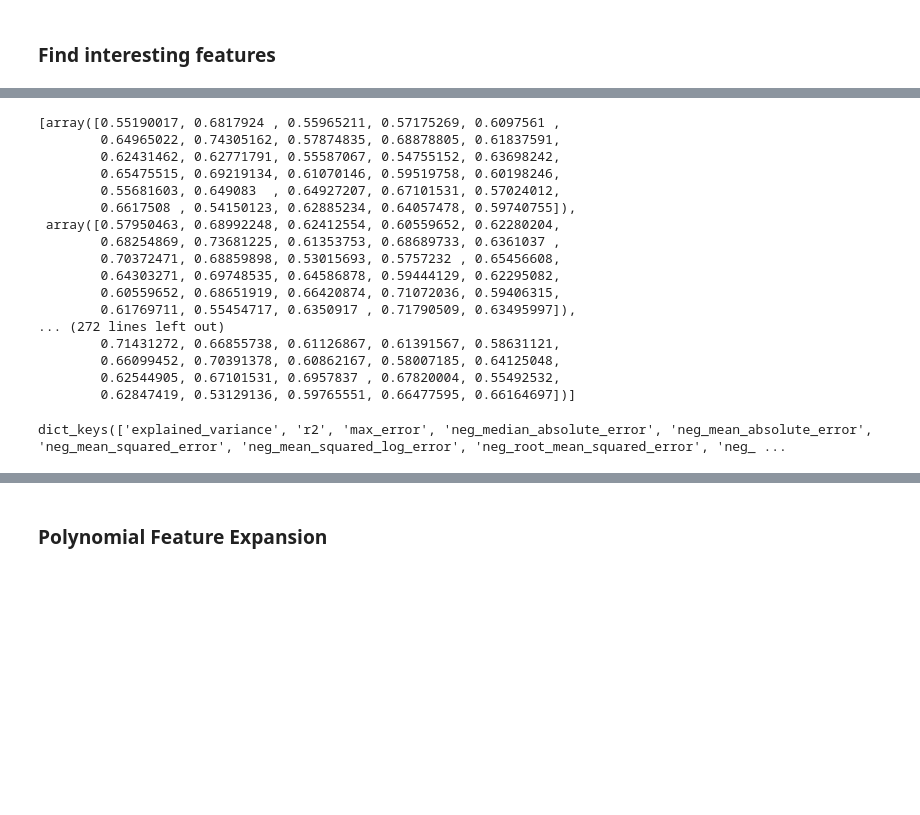
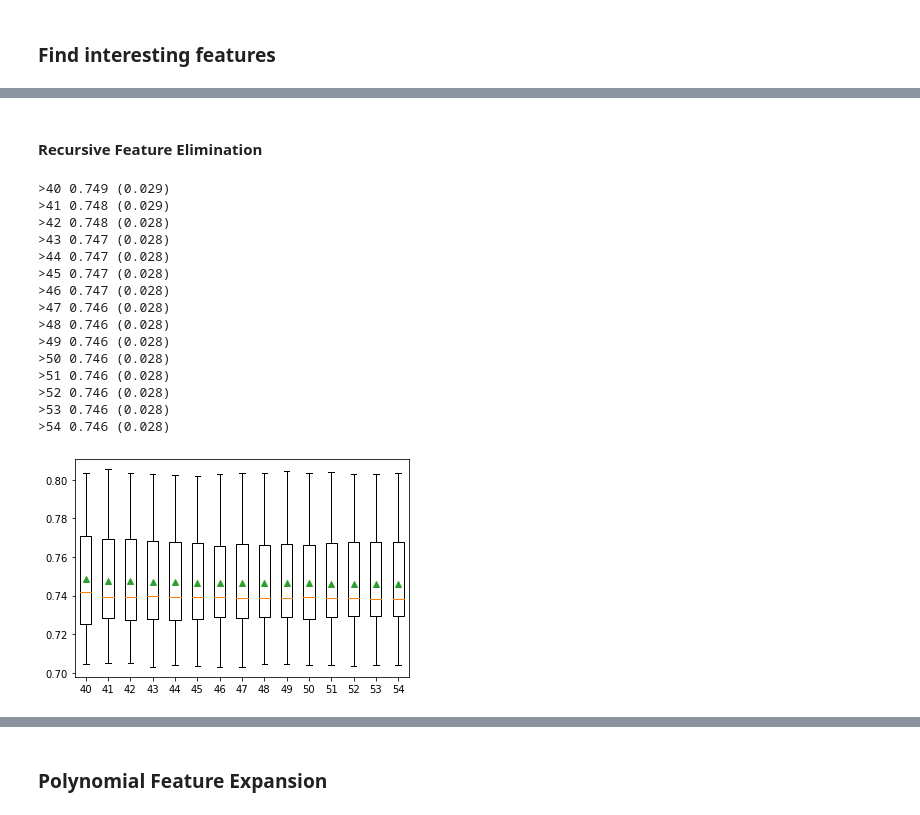
Before and after one commit to CS-433/cs-433-project-2-cough_classifier, a Jupyter notebook: src/notebooks/Models_+_Feature_Engineering_with_expert_features.ipynb, the cells around one changed output, grey strips where cells are left out. Saved outputs shown, nothing was run; the diff lists cells and outputs as text; code cells hidden in the pictures; blank space fills up the shorter version.

```diff
--- a/src/notebooks/Models_+_Feature_Engineering_with_expert_features.ipynb
+++ b/src/notebooks/Models_+_Feature_Engineering_with_expert_features.ipynb
@@ -220,25 +153,21 @@ def RFE_(X, y):
-# %%
-results
-# %% [output]
-[array([0.55190017, 0.6817924 , 0.55965211, 0.57175269, 0.6097561 ,
-        0.64965022, 0.74305162, 0.57874835, 0.68878805, 0.61837591,
-        0.62431462, 0.62771791, 0.55587067, 0.54755152, 0.63698242,
-        0.65475515, 0.69219134, 0.61070146, 0.59519758, 0.60198246,
-        0.55681603, 0.649083  , 0.64927207, 0.67101531, 0.57024012,
-        0.6617508 , 0.54150123, 0.62885234, 0.64057478, 0.59740755]),
- array([0.57950463, 0.68992248, 0.62412554, 0.60559652, 0.62280204,
-        0.68254869, 0.73681225, 0.61353753, 0.68689733, 0.6361037 ,
-        0.70372471, 0.68859898, 0.53015693, 0.5757232 , 0.65456608,
-        0.64303271, 0.69748535, 0.64586878, 0.59444129, 0.62295082,
-        0.60559652, 0.68651919, 0.66420874, 0.71072036, 0.59406315,
-        0.61769711, 0.55454717, 0.6350917 , 0.71790509, 0.63495997]),
-... (272 lines left out)
-        0.71431272, 0.66855738, 0.61126867, 0.61391567, 0.58631121,
-        0.66099452, 0.70391378, 0.60862167, 0.58007185, 0.64125048,
-        0.62544905, 0.67101531, 0.6957837 , 0.67820004, 0.55492532,
-        0.62847419, 0.53129136, 0.59765551, 0.66477595, 0.66164697])]
-# %%
-import sklearn
-sklearn.metrics.SCORERS.keys()
-# %% [output]
-dict_keys(['explained_variance', 'r2', 'max_error', 'neg_median_absolute_error', 'neg_mean_absolute_error', 'neg_mean_squared_error', 'neg_mean_squared_log_error', 'neg_root_mean_squared_error', 'neg_ ...
+# %% [markdown]
+#### Recursive Feature Elimination
+# %%
+RFE_no_results = RFE_(LogisticRegression(), X_no, no_labels.Label)
+# %% [output]
+>40 0.749 (0.029)
+>41 0.748 (0.029)
+>42 0.748 (0.028)
+>43 0.747 (0.028)
+>44 0.747 (0.028)
+>45 0.747 (0.028)
+>46 0.747 (0.028)
+>47 0.746 (0.028)
+>48 0.746 (0.028)
+>49 0.746 (0.028)
+>50 0.746 (0.028)
+>51 0.746 (0.028)
+>52 0.746 (0.028)
+>53 0.746 (0.028)
+>54 0.746 (0.028)
+[figure, added]
```
Also changed, not shown: parts of 10 cells of this notebook, 1 other file.
